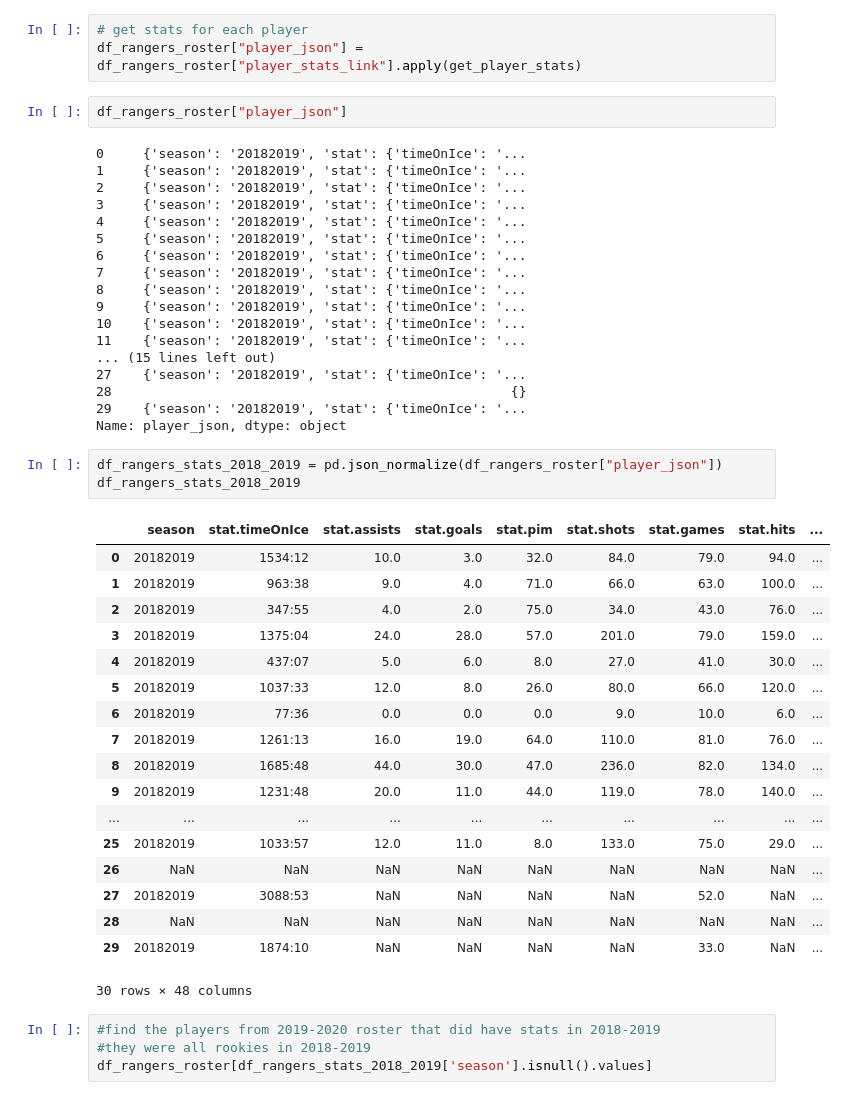
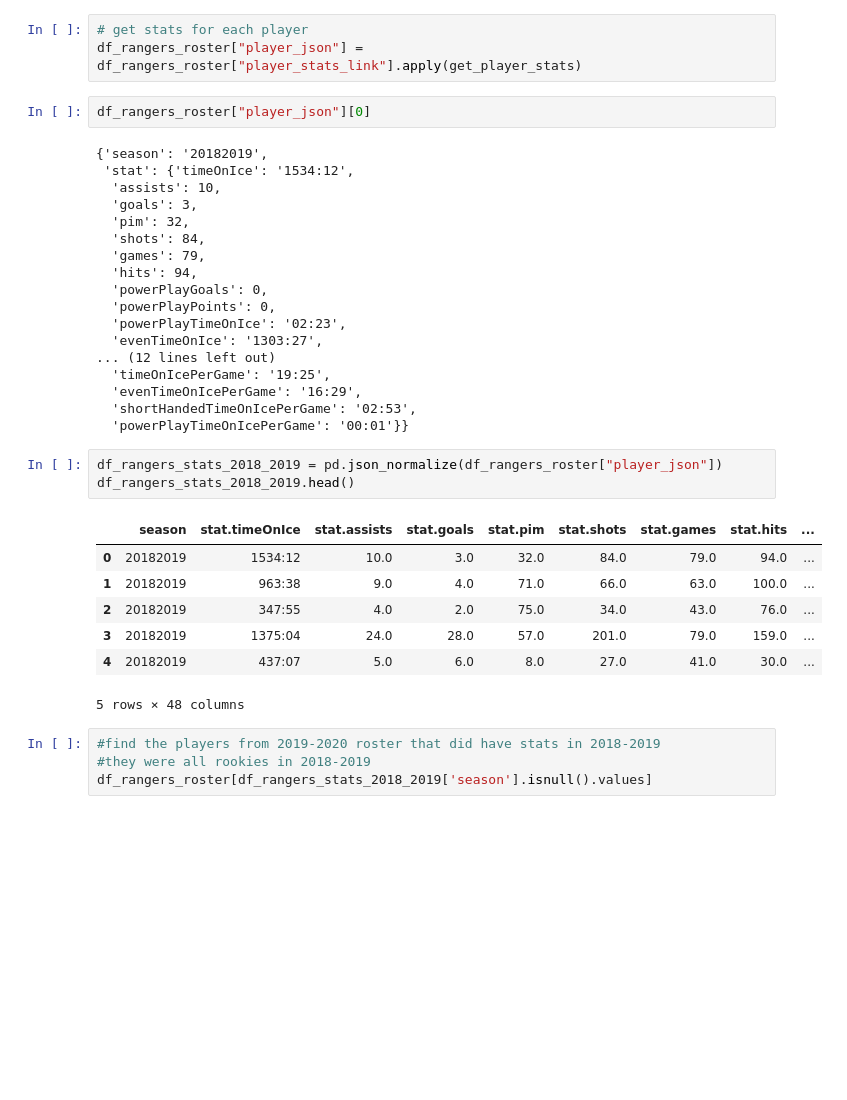
Before and after one commit to nickpaul7/python_api_notebooks, a Jupyter notebook: python_nhl_api.ipynb, the cells around one changed output. Drawn from its saved outputs; the diff is of its cells as text; blank space fills up the shorter version.

```diff
--- a/python_nhl_api.ipynb
+++ b/python_nhl_api.ipynb
@@ -486,47 +447,36 @@ test_return
 # get stats for each player
 df_rangers_roster["player_json"] =  df_rangers_roster["player_stats_link"].apply(get_player_stats)
 # %%
-df_rangers_roster["player_json"]
+df_rangers_roster["player_json"][0]
 # %% [output]
-0     {'season': '20182019', 'stat': {'timeOnIce': '...
-1     {'season': '20182019', 'stat': {'timeOnIce': '...
-2     {'season': '20182019', 'stat': {'timeOnIce': '...
-3     {'season': '20182019', 'stat': {'timeOnIce': '...
-4     {'season': '20182019', 'stat': {'timeOnIce': '...
-5     {'season': '20182019', 'stat': {'timeOnIce': '...
-6     {'season': '20182019', 'stat': {'timeOnIce': '...
-7     {'season': '20182019', 'stat': {'timeOnIce': '...
-8     {'season': '20182019', 'stat': {'timeOnIce': '...
-9     {'season': '20182019', 'stat': {'timeOnIce': '...
-10    {'season': '20182019', 'stat': {'timeOnIce': '...
-11    {'season': '20182019', 'stat': {'timeOnIce': '...
-... (15 lines left out)
-27    {'season': '20182019', 'stat': {'timeOnIce': '...
-28                                                   {}
-29    {'season': '20182019', 'stat': {'timeOnIce': '...
-Name: player_json, dtype: object
+{'season': '20182019',
+ 'stat': {'timeOnIce': '1534:12',
+  'assists': 10,
+  'goals': 3,
+  'pim': 32,
+  'shots': 84,
+  'games': 79,
+  'hits': 94,
+  'powerPlayGoals': 0,
+  'powerPlayPoints': 0,
+  'powerPlayTimeOnIce': '02:23',
+  'evenTimeOnIce': '1303:27',
+... (12 lines left out)
+  'timeOnIcePerGame': '19:25',
+  'evenTimeOnIcePerGame': '16:29',
+  'shortHandedTimeOnIcePerGame': '02:53',
+  'powerPlayTimeOnIcePerGame': '00:01'}}
 # %%
 df_rangers_stats_2018_2019 = pd.json_normalize(df_rangers_roster["player_json"])
-df_rangers_stats_2018_2019
+df_rangers_stats_2018_2019.head()
 # %% [output]
 |  | season | stat.timeOnIce | stat.assists | stat.goals | stat.pim | stat.shots | stat.games | stat.hits | ... |
 | 0 | 20182019 | 1534:12 | 10.0 | 3.0 | 32.0 | 84.0 | 79.0 | 94.0 | ... |
 | 1 | 20182019 | 963:38 | 9.0 | 4.0 | 71.0 | 66.0 | 63.0 | 100.0 | ... |
 | 2 | 20182019 | 347:55 | 4.0 | 2.0 | 75.0 | 34.0 | 43.0 | 76.0 | ... |
 | 3 | 20182019 | 1375:04 | 24.0 | 28.0 | 57.0 | 201.0 | 79.0 | 159.0 | ... |
 | 4 | 20182019 | 437:07 | 5.0 | 6.0 | 8.0 | 27.0 | 41.0 | 30.0 | ... |
-| 5 | 20182019 | 1037:33 | 12.0 | 8.0 | 26.0 | 80.0 | 66.0 | 120.0 | ... |
-| 6 | 20182019 | 77:36 | 0.0 | 0.0 | 0.0 | 9.0 | 10.0 | 6.0 | ... |
-| 7 | 20182019 | 1261:13 | 16.0 | 19.0 | 64.0 | 110.0 | 81.0 | 76.0 | ... |
-| 8 | 20182019 | 1685:48 | 44.0 | 30.0 | 47.0 | 236.0 | 82.0 | 134.0 | ... |
-| 9 | 20182019 | 1231:48 | 20.0 | 11.0 | 44.0 | 119.0 | 78.0 | 140.0 | ... |
-| ... | ... | ... | ... | ... | ... | ... | ... | ... | ... |
-| 25 | 20182019 | 1033:57 | 12.0 | 11.0 | 8.0 | 133.0 | 75.0 | 29.0 | ... |
-| 26 | NaN | NaN | NaN | NaN | NaN | NaN | NaN | NaN | ... |
-| 27 | 20182019 | 3088:53 | NaN | NaN | NaN | NaN | 52.0 | NaN | ... |
-| 28 | NaN | NaN | NaN | NaN | NaN | NaN | NaN | NaN | ... |
-| 29 | 20182019 | 1874:10 | NaN | NaN | NaN | NaN | 33.0 | NaN | ... |
-30 rows × 48 columns
+5 rows × 48 columns
 # %%
 #find the players from 2019-2020 roster that did have stats in 2018-2019
 #they were all rookies in 2018-2019
```
Also changed, not shown: parts of 6 cells of this notebook.
